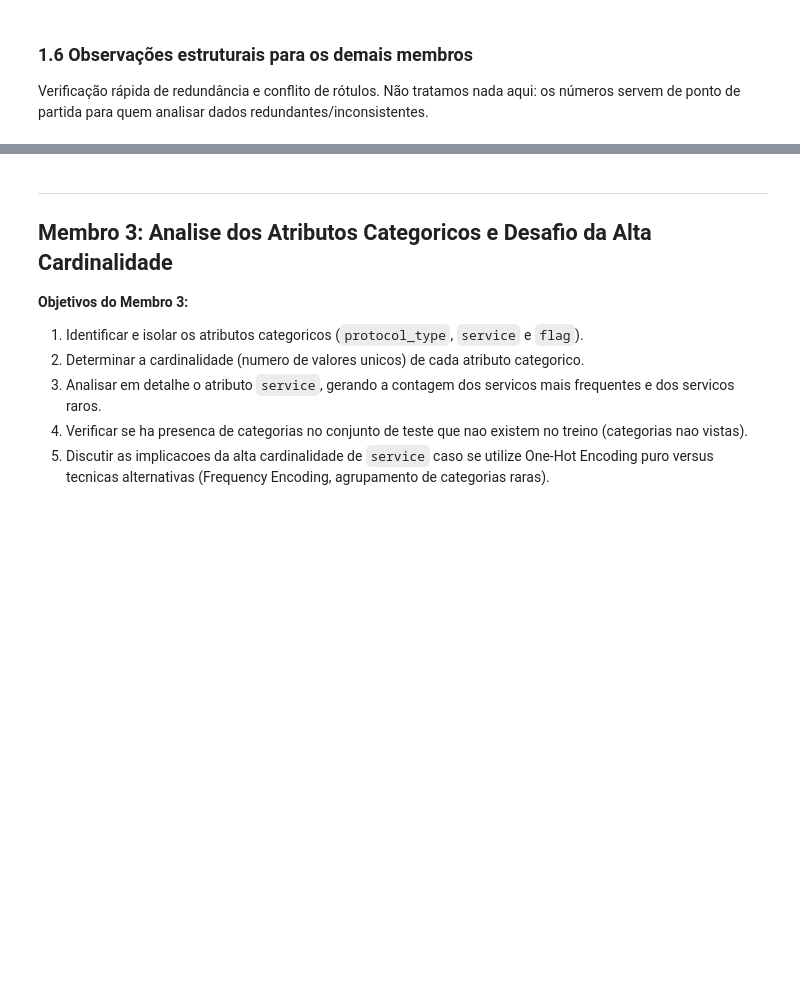
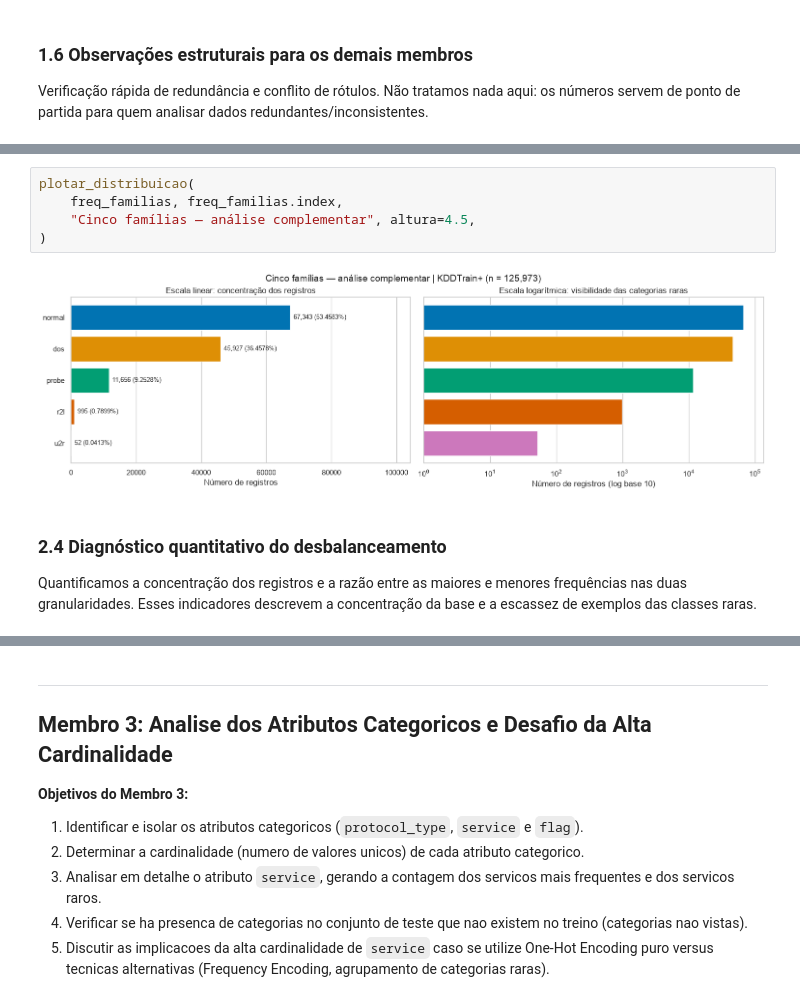
Before and after one commit to matheusmra/tp-ia, a Jupyter notebook: notebooks/01_analise_exploratoria.ipynb, the cells around one changed output, grey strips where cells are left out. Saved outputs shown, nothing was run; the diff lists cells and outputs as text; blank space fills up the shorter version.

```diff
--- a/notebooks/01_analise_exploratoria.ipynb
+++ b/notebooks/01_analise_exploratoria.ipynb
@@ -267,0 +534,11 @@ Essa diferença de escalas de várias ordens de grandeza justifica, na Etapa 2,
+# %%
+plotar_distribuicao(
+    freq_familias, freq_familias.index,
+    "Cinco famílias — análise complementar", altura=4.5,
+)
+# %% [output]
+[figure, added]
+# %% [markdown]
+### 2.4 Diagnóstico quantitativo do desbalanceamento
+
+Quantificamos a concentração dos registros e a razão entre as maiores e menores frequências nas duas granularidades. Esses indicadores descrevem a concentração da base e a escassez de exemplos das classes raras.
```
Also changed, not shown: parts of 26 cells of this notebook.
